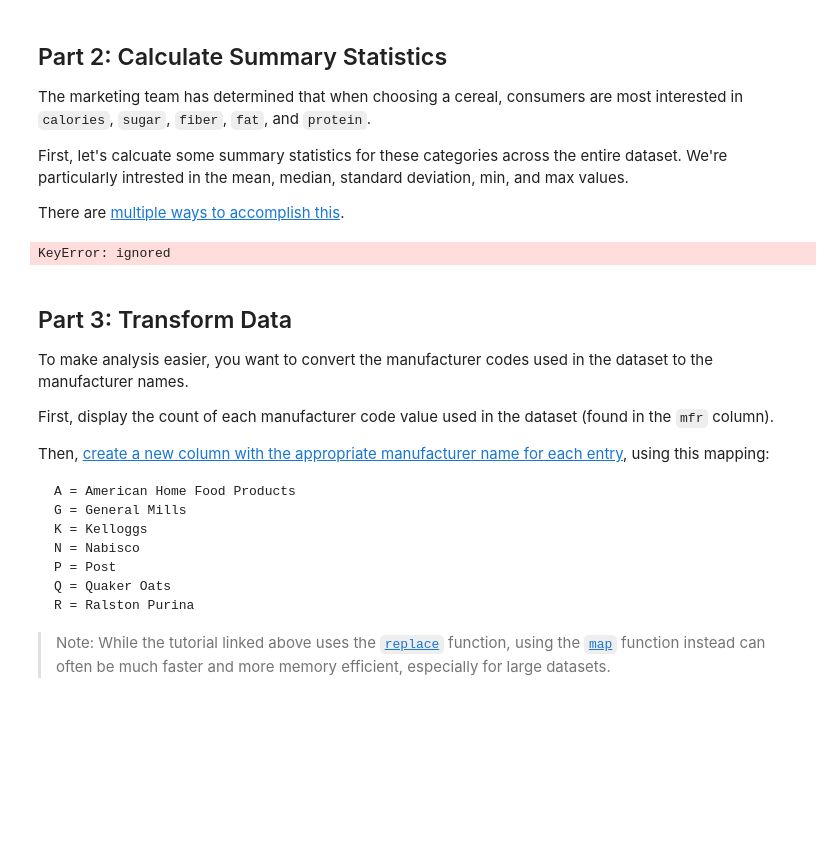
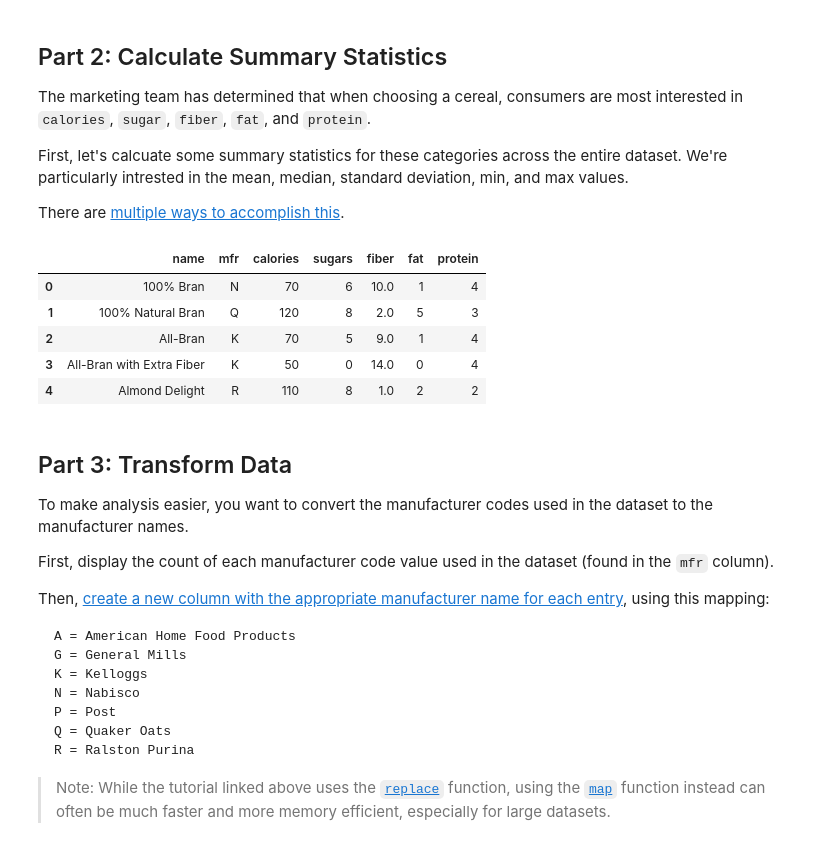
Before and after one commit to joehawkens/MachineLearning, a Jupyter notebook: notebooks/Exploration_02.ipynb, the cells around one changed output. Saved outputs shown, nothing was run; the diff lists cells and outputs as text; code cells hidden in the pictures; blank space fills up the shorter version.

```diff
--- a/notebooks/Exploration_02.ipynb
+++ b/notebooks/Exploration_02.ipynb
@@ -61,10 +61,16 @@ There are [multiple ways to accomplish this](https://pandas.pydata.org/docs/gett
 # %%
 # Part 2: Enter your code below to calculate summary statistics for the
 # calories, sugars, fiber, fat, and protein features.
-only = cereal['name'].isin(['calories','sugar','fiber','fat'])
-only['name'].value_counts()
+summary_stats = cereal[['name', 'mfr', 'calories', 'sugars', 'fiber', 'fat', 'protein']]
+only_nutrition = cereal[['calories', 'sugars', 'fiber', 'fat', 'protein']]
+summary_stats.head(5)
 # %% [output]
-KeyError: ignored
+|  | name | mfr | calories | sugars | fiber | fat | protein |
+| 0 | 100% Bran | N | 70 | 6 | 10.0 | 1 | 4 |
+| 1 | 100% Natural Bran | Q | 120 | 8 | 2.0 | 5 | 3 |
+| 2 | All-Bran | K | 70 | 5 | 9.0 | 1 | 4 |
+| 3 | All-Bran with Extra Fiber | K | 50 | 0 | 14.0 | 0 | 4 |
+| 4 | Almond Delight | R | 110 | 8 | 1.0 | 2 | 2 |
 # %% [markdown]
 ## Part 3: Transform Data
 
```
Also changed, not shown: parts of 5 cells of this notebook.
